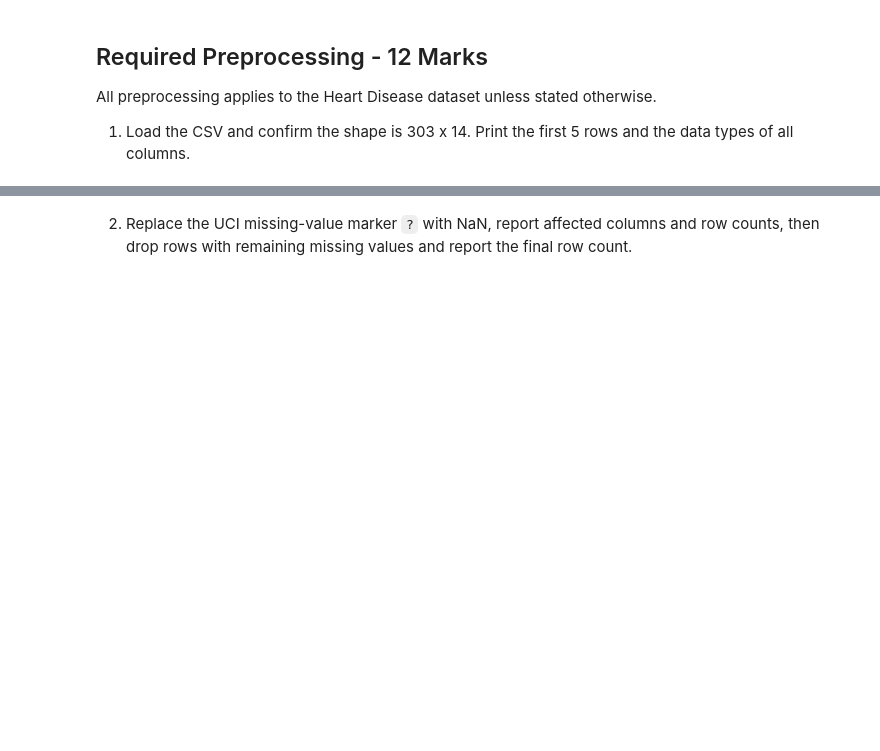
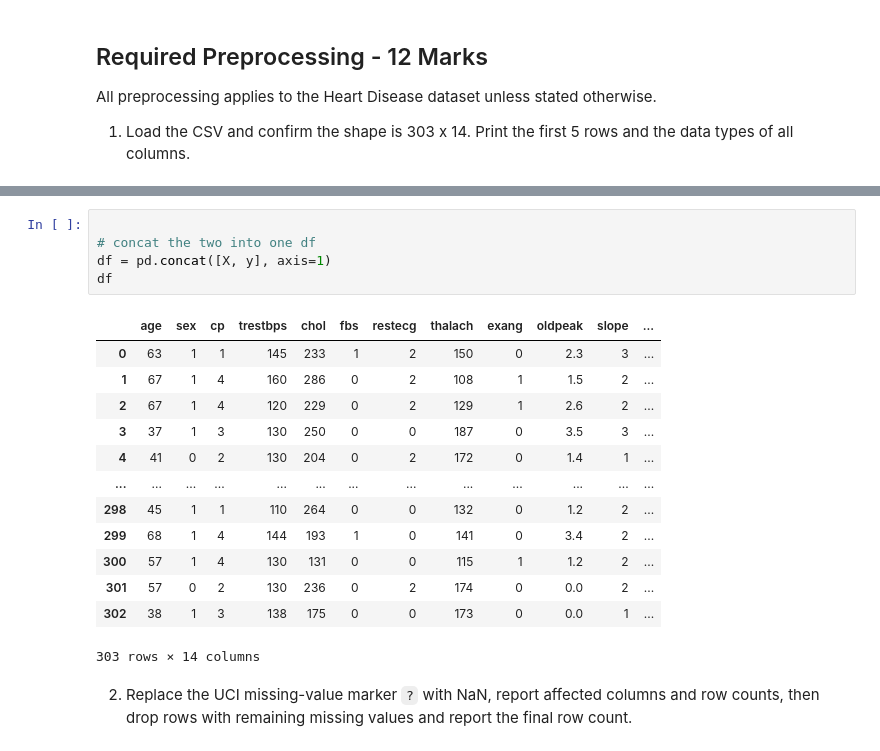
Before and after one commit to fatima-1206/DM-Heart-Disease-Prediction-System, a Jupyter notebook: notebooks/i232616_DM_ASST04.ipynb, the cells around one changed output, grey strips where cells are left out. Saved outputs shown, nothing was run; the diff lists cells and outputs as text; blank space fills up the shorter version.

```diff
--- a/notebooks/i232616_DM_ASST04.ipynb
+++ b/notebooks/i232616_DM_ASST04.ipynb
@@ -178,2 +162,21 @@ df
+# %%
+
+# concat the two into one df
+df = pd.concat([X, y], axis=1)
+df
+# %% [output]
+|  | age | sex | cp | trestbps | chol | fbs | restecg | thalach | exang | oldpeak | slope | ... |
+| 0 | 63 | 1 | 1 | 145 | 233 | 1 | 2 | 150 | 0 | 2.3 | 3 | ... |
+| 1 | 67 | 1 | 4 | 160 | 286 | 0 | 2 | 108 | 1 | 1.5 | 2 | ... |
+| 2 | 67 | 1 | 4 | 120 | 229 | 0 | 2 | 129 | 1 | 2.6 | 2 | ... |
+| 3 | 37 | 1 | 3 | 130 | 250 | 0 | 0 | 187 | 0 | 3.5 | 3 | ... |
+| 4 | 41 | 0 | 2 | 130 | 204 | 0 | 2 | 172 | 0 | 1.4 | 1 | ... |
+| ... | ... | ... | ... | ... | ... | ... | ... | ... | ... | ... | ... | ... |
+| 298 | 45 | 1 | 1 | 110 | 264 | 0 | 0 | 132 | 0 | 1.2 | 2 | ... |
+| 299 | 68 | 1 | 4 | 144 | 193 | 1 | 0 | 141 | 0 | 3.4 | 2 | ... |
+| 300 | 57 | 1 | 4 | 130 | 131 | 0 | 0 | 115 | 1 | 1.2 | 2 | ... |
+| 301 | 57 | 0 | 2 | 130 | 236 | 0 | 2 | 174 | 0 | 0.0 | 2 | ... |
+| 302 | 38 | 1 | 3 | 138 | 175 | 0 | 0 | 173 | 0 | 0.0 | 1 | ... |
+303 rows × 14 columns
 # %% [markdown]
 2. Replace the UCI missing-value marker `?` with NaN, report affected columns and row counts, then drop rows with remaining missing values and report the final row count.
```
Also changed, not shown: parts of 14 cells of this notebook, 1 other file.
